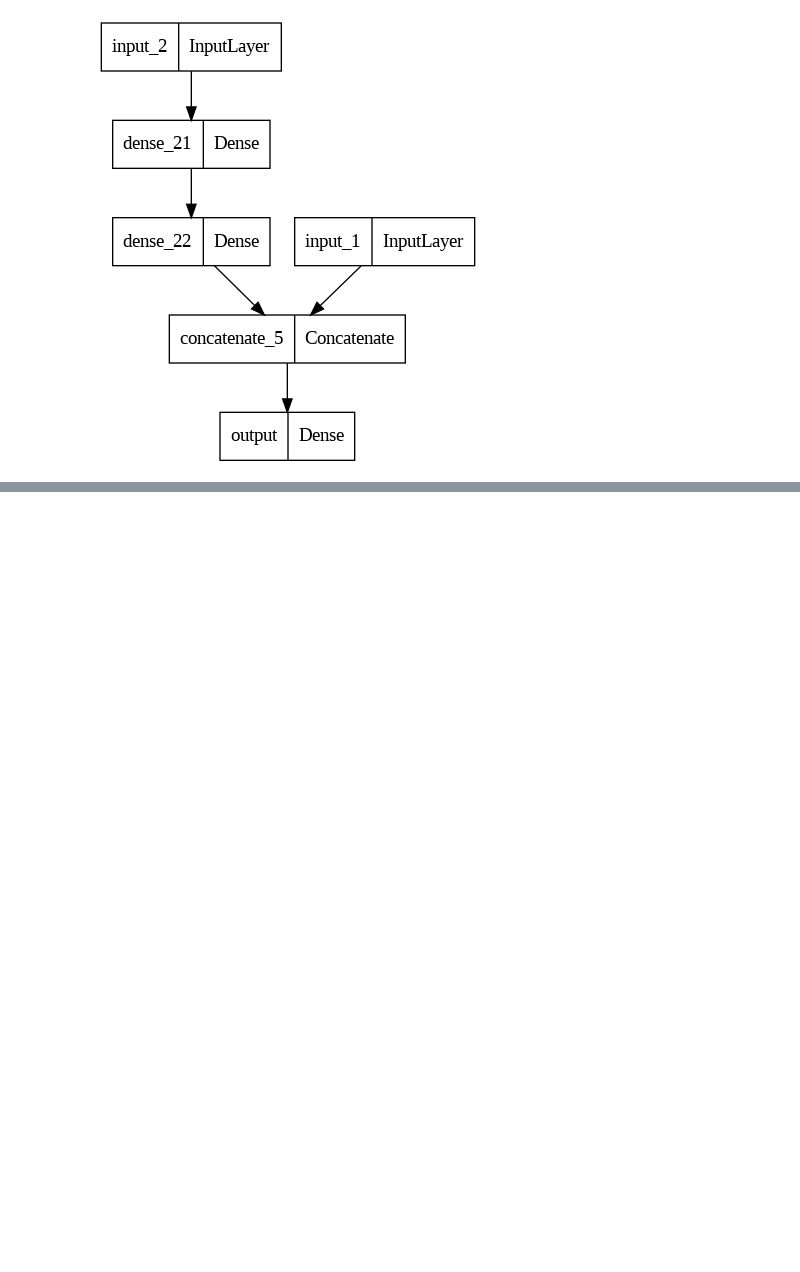
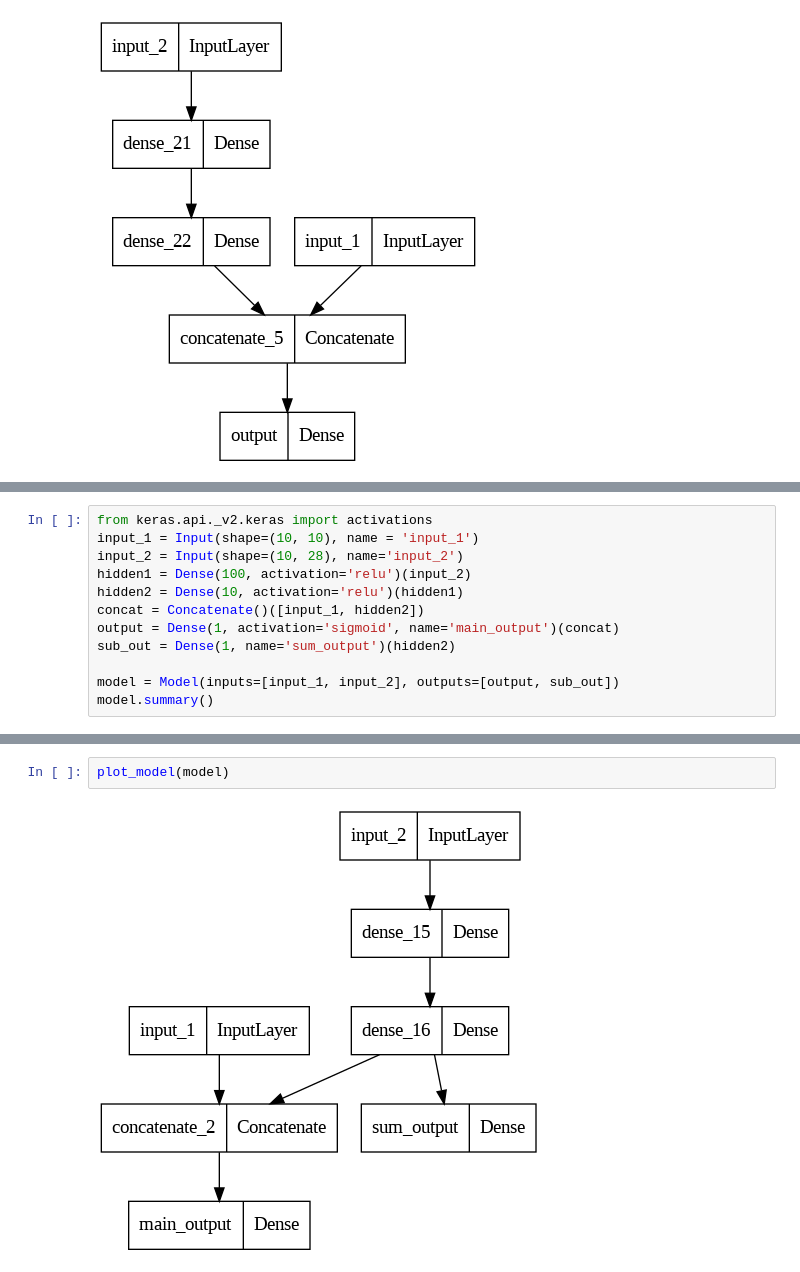
Before and after one commit to Taekil/TensorFLowStudyNote, a Jupyter notebook: sep4thDeepLearning.ipynb, the cells around one changed output, grey strips where cells are left out. Drawn from its saved outputs; the diff is of its cells as text; blank space fills up the shorter version.

```diff
--- a/sep4thDeepLearning.ipynb
+++ b/sep4thDeepLearning.ipynb
@@ -442,0 +475,12 @@ plot_model(model)
+# %%
+from keras.api._v2.keras import activations
+input_1 = Input(shape=(10, 10), name = 'input_1')
+input_2 = Input(shape=(10, 28), name='input_2')
+hidden1 = Dense(100, activation='relu')(input_2)
+hidden2 = Dense(10, activation='relu')(hidden1)
+concat = Concatenate()([input_1, hidden2])
+output = Dense(1, activation='sigmoid', name='main_output')(concat)
+sub_out = Dense(1, name='sum_output')(hidden2)
+
+model = Model(inputs=[input_1, input_2], outputs=[output, sub_out])
+model.summary()
@@ -442,0 +505,4 @@ plot_model(model)
+# %%
+plot_model(model)
+# %% [output]
+[figure, added]
```
Also changed, not shown: parts of 18 cells of this notebook.
